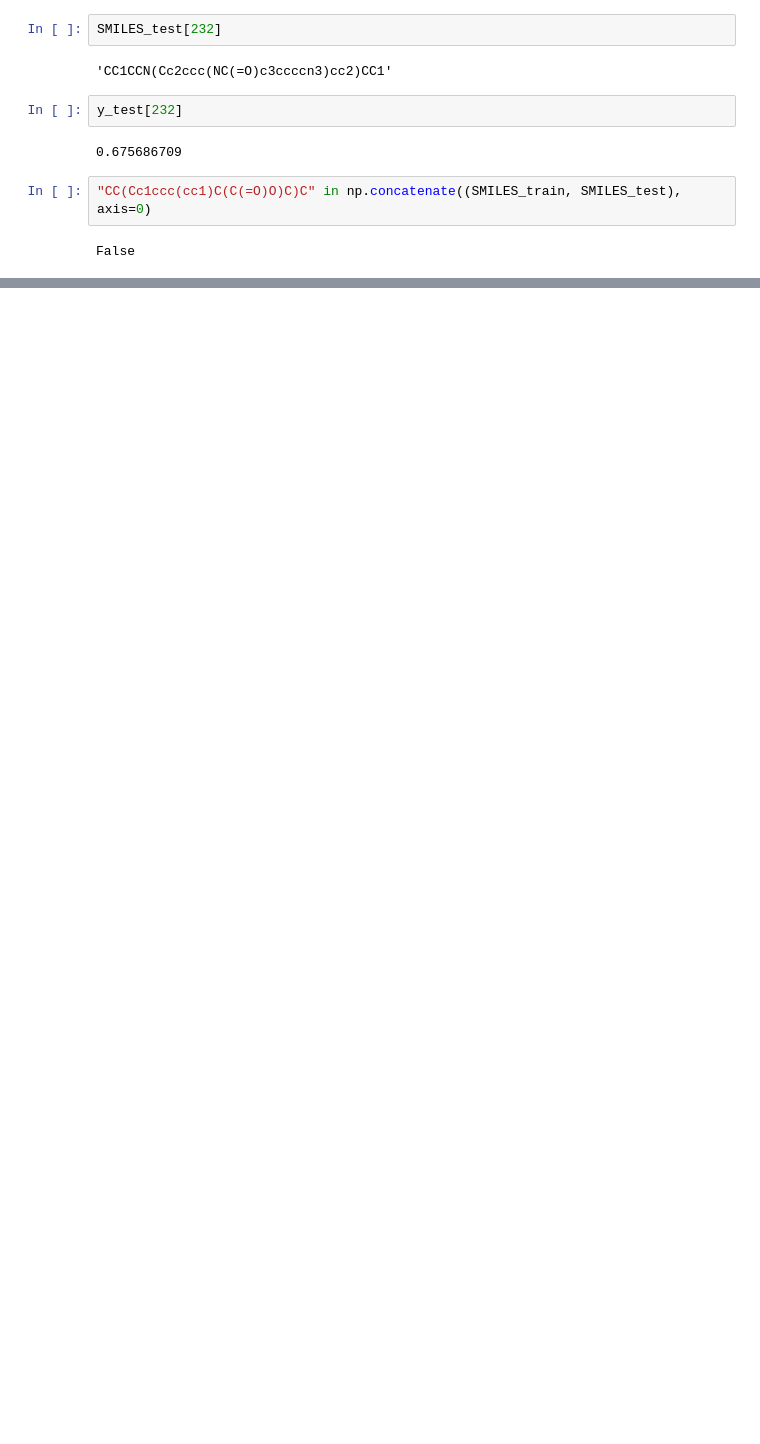
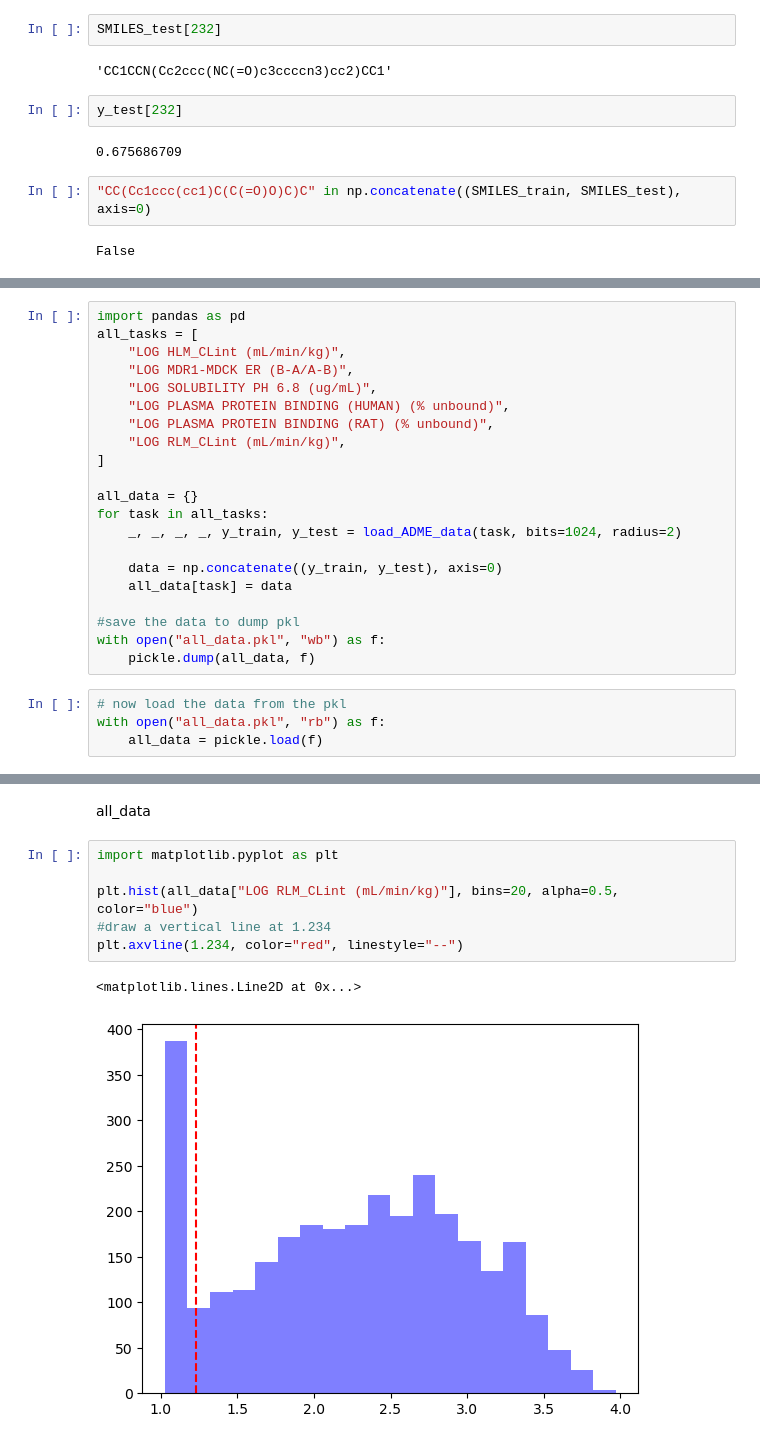
Before and after one commit to vaultchem/molvault, a Jupyter notebook: examples/tutorial/tutorial.ipynb, the cells around one changed output, grey strips where cells are left out. Drawn from its saved outputs; the diff is of its cells as text; blank space fills up the shorter version.

```diff
--- a/examples/tutorial/tutorial.ipynb
+++ b/examples/tutorial/tutorial.ipynb
@@ -287,0 +290,25 @@ We have successfully trained an FHE model for predicting molecular properties re
+# %%
+import pandas as pd
+all_tasks = [
+    "LOG HLM_CLint (mL/min/kg)",
+    "LOG MDR1-MDCK ER (B-A/A-B)",
+    "LOG SOLUBILITY PH 6.8 (ug/mL)",
+    "LOG PLASMA PROTEIN BINDING (HUMAN) (% unbound)",
+    "LOG PLASMA PROTEIN BINDING (RAT) (% unbound)",
+    "LOG RLM_CLint (mL/min/kg)",
+]
+
+all_data = {}
+for task in all_tasks:
+    _, _, _, _, y_train, y_test = load_ADME_data(task, bits=1024, radius=2)
+
+    data = np.concatenate((y_train, y_test), axis=0)
+    all_data[task] = data
+
+#save the data to dump pkl
+with open("all_data.pkl", "wb") as f:
+    pickle.dump(all_data, f)
+# %%
+# now load the data from the pkl
+with open("all_data.pkl", "rb") as f:
+    all_data = pickle.load(f)
@@ -287,0 +335,11 @@ We have successfully trained an FHE model for predicting molecular properties re
+# %% [markdown]
+all_data
+# %%
+import matplotlib.pyplot as plt
+
+plt.hist(all_data["LOG RLM_CLint (mL/min/kg)"], bins=20, alpha=0.5, color="blue")
+#draw a vertical line at 1.234
+plt.axvline(1.234, color="red", linestyle="--")
+# %% [output]
+<matplotlib.lines.Line2D at 0x...>
+[figure, added]
```
Also changed, not shown: parts of 6 cells of this notebook, 1 other file.
